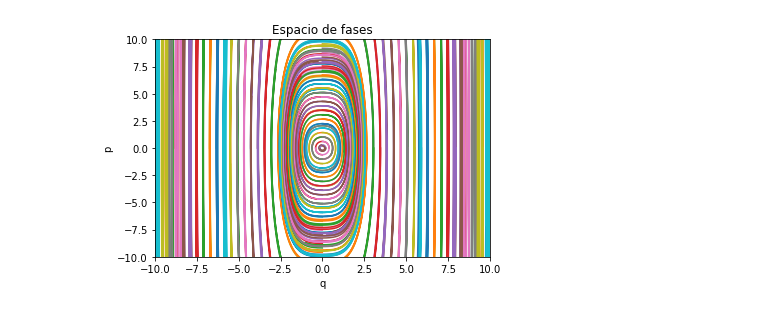
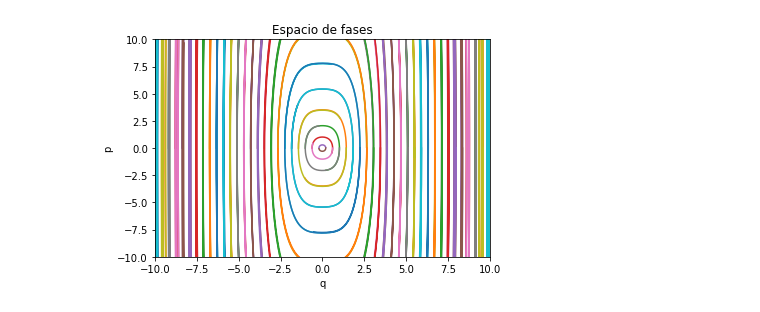
Before and after one commit to JcJ99/Phase-space-plotter, a Jupyter notebook: Phase_Space_Plotter.ipynb, the cells around one changed output. Saved outputs shown, nothing was run; the diff lists cells and outputs as text; code cells hidden in the pictures.

```diff
--- a/Phase_Space_Plotter.ipynb
+++ b/Phase_Space_Plotter.ipynb
@@ -9,7 +9,7 @@ xint = [-10, 10] #Intervalo de representación de la coordenada generalizada
 pint = [-10, 10] #Intervalo de representación del momento generalizado
 puntos_iniciales = 50 # Número de puntos iniciales en los ejes
 puntos_tiempo = 1000 # Puntos ploteados en la evolución temporal
-tmax = 3 #Tiempo máximo de cálculo del movimiento
+tmax = 2 #Tiempo máximo de cálculo del movimiento
 tamaño_figura = None #Array [.,.] con las dimensiones de la figura (None -> Por defecto)
 # %%
 # Ecuaciones del movimiento del sistema
@@ -24,21 +24,21 @@ def motion(t, coordinates):
 # %%
 # Representación
 plot = plt.figure(figsize=tamaño_figura) if tamaño_figura else plt.figure()
 splot = plt.subplot(111)
 plt.title("Espacio de fases")
 plt.xlabel("q")
 plt.ylabel("p")
 plt.xlim(xint)
 plt.ylim(pint)
 
 initialsx = [[x, 0] for x in np.linspace(xint[0], xint[1], puntos_iniciales)]
-initialsp = [[0, p] for p in np.linspace(pint[0], pint[1], puntos_iniciales)]
-initials = initialsx + initialsp
+#initialsp = [[0, p] for p in np.linspace(pint[0], pint[1], puntos_iniciales)]
+initials = initialsx # + initialsp
 sols = []
 for point in initials:
     sol = solve_ivp(motion, t_span=[0, tmax], y0 = point, t_eval=np.linspace(0, tmax, puntos_tiempo))
     sols.append(sol.y)
 for sol in sols:
     plt.plot(sol[0], sol[1])
 # %% [output]
-[figure, old version]
+[figure, new version]
```
